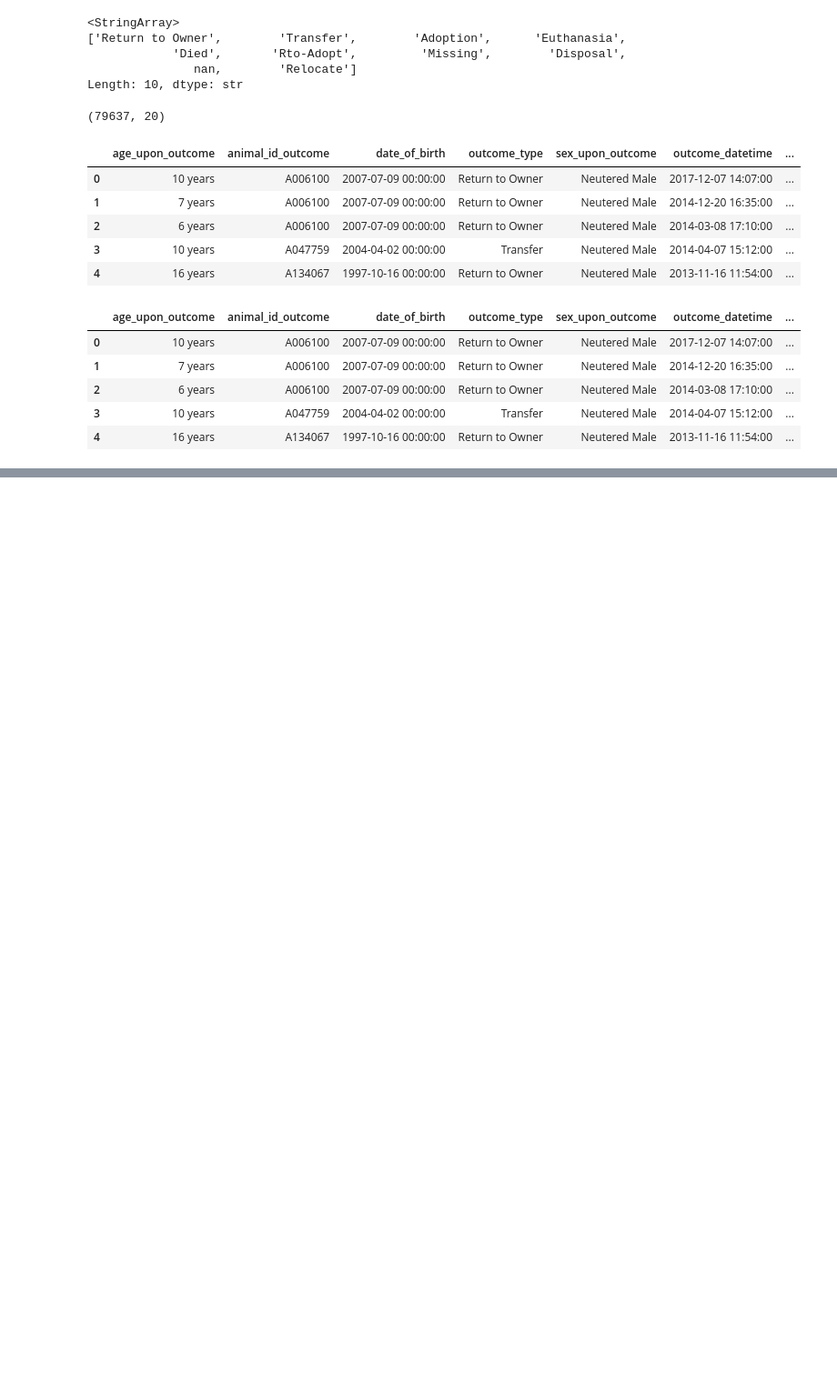
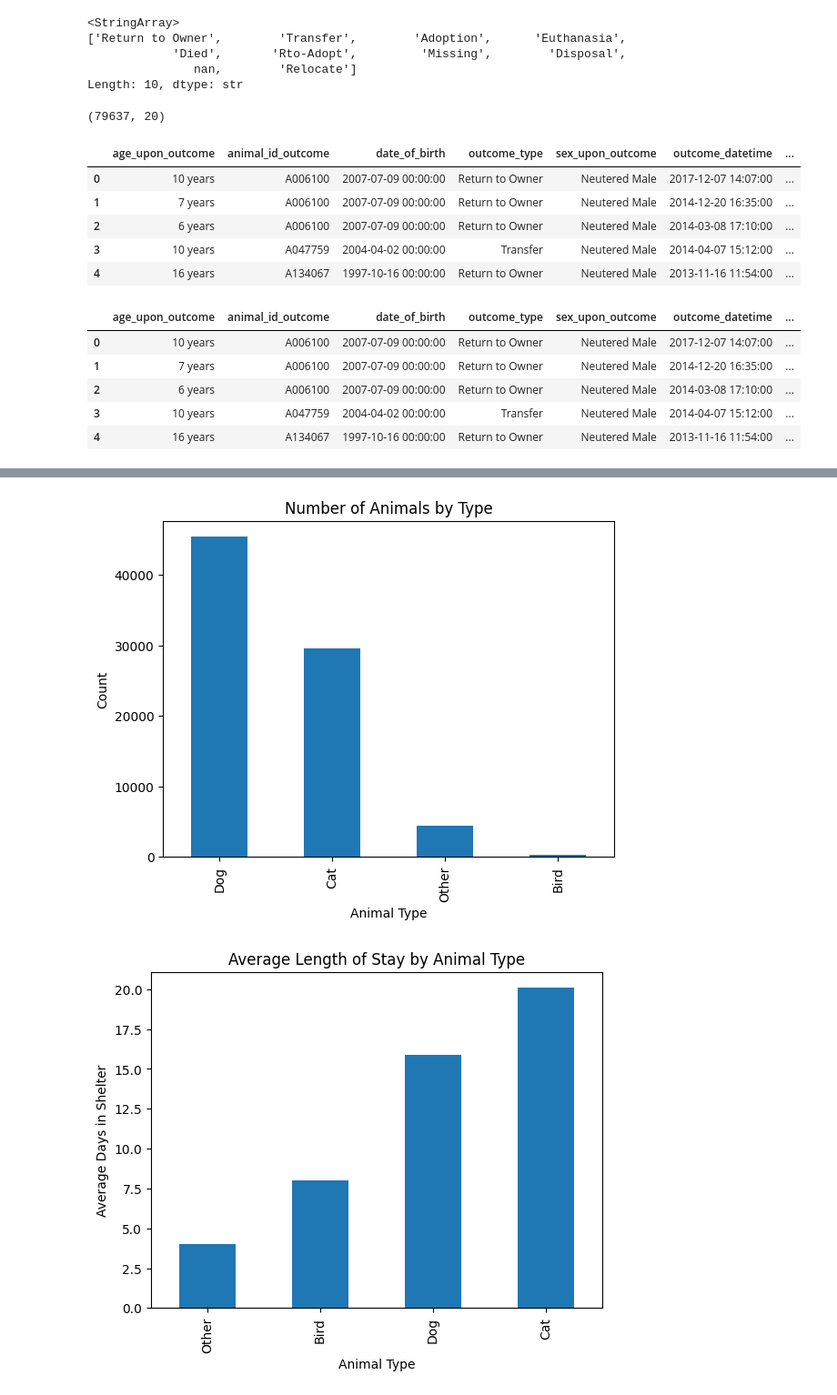
Before and after one commit to paw-some-pals/furcast, a Jupyter notebook: source/aac_eda.ipynb, the cells around one changed output, grey strips where cells are left out. Shown at 91% size. Cells and saved outputs as stored; diff of their text form; code cells hidden in the pictures; blank space fills up the shorter version.

```diff
--- a/source/aac_eda.ipynb
+++ b/source/aac_eda.ipynb
@@ -61,0 +71,16 @@ df.head(5)
+# %%
+#EDA by animal type
+df["animal_type"].value_counts().plot(kind="bar")
+plt.xlabel("Animal Type")
+plt.ylabel("Count")
+plt.title("Number of Animals by Type")
+plt.show()
+
+df.groupby("animal_type")["time_in_shelter_days"].mean().sort_values().plot(kind="bar")
+plt.xlabel("Animal Type")
+plt.ylabel("Average Days in Shelter")
+plt.title("Average Length of Stay by Animal Type")
+plt.show()
+# %% [output]
+[figure, added]
+[figure, added]
```
Also changed, not shown: parts of 16 cells of this notebook.
